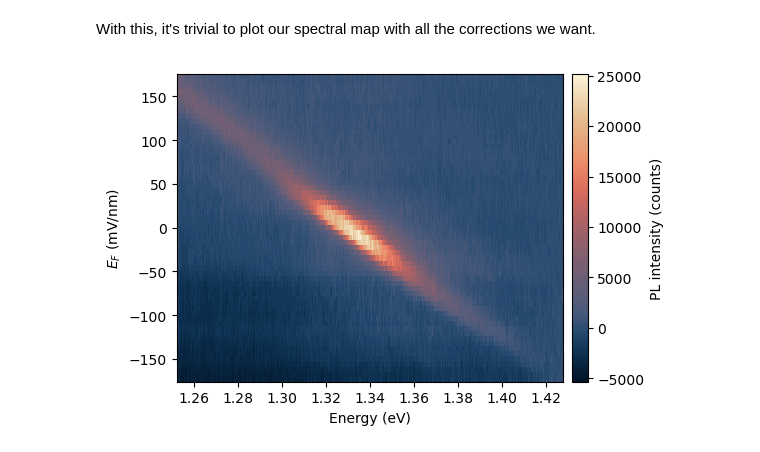
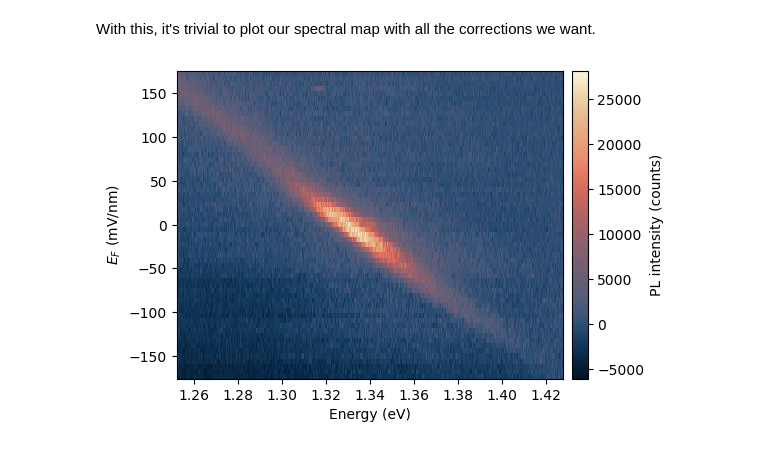
Before and after one commit to brandonlokesy/LANES-TMDC-Optics-Tools, a Jupyter notebook: examples/example_hdf5_roundtrip.ipynb, the cells around one changed output. Drawn from its saved outputs; the diff is of its cells as text; code cells hidden in the pictures.

Commit message:
re-ran all notebooks after median_kernel=1 default is applied to plot_spectral_map

```diff
--- a/examples/example_hdf5_roundtrip.ipynb
+++ b/examples/example_hdf5_roundtrip.ipynb
@@ -59,8 +59,9 @@ scan = tmdc.AttoCubeSpectralSweep(
     # bg_spectrum = None,                          # Optional. Path or SingleSpectrum object or array. Applies a point-wise spectrum subtraction to the scan.
     # reference = None,                            # Optional. Path, SingleSpecturm or array. Reference spectrum used for reflectance contrast calculation
     # contrast = None,                             # Optional. str. Which contrast to use for reflectivity: differential contrast ("contrast") or ratio ("ratio").
-    gates = {"top": "V_A", "bottom": "V_B"}        # Maps the recorded voltage names to the physical electrodes of the device.
+    gates = {"top": "V_A", "bottom": "V_B"},        # Maps the recorded voltage names to the physical electrodes of the device.
     # roi                                          # Selects which spectrometer ROI to use. Defaults to 1. 1 or 2 possible.
+    cosmic_rays= {}
     )
 print(scan)
 # %% [output]
@@ -287,7 +298,8 @@ When we export the `.h5` file and load it back, corrections are not applied by d
 scan_h5 = tmdc.AttoCubeSpectralSweep(
     path = h5_path,
     bg_region_eV = (1.42,1.44),                    # Applies background subtraction in eV with provided range as the window. Must be used if apply_jacobian = True
-    apply_jacobian = True
+    apply_jacobian = True,
+    cosmic_rays= {}
 )
 
 print(scan_h5)
@@ -335,9 +348,9 @@ With this, it's trivial to plot our spectral map with all the corrections we wan
 # %%
 fig, ax, mesh = tmdc.plotting.plot_spectral_map(
     scan = scan_h5,         # The scan object
     x_axis = "energy",   # Optional. The x-axis to plot. Can be "energy" or "wavelength". Defaults to "energy".
     rescale_img = False, # Optional. If True, rescales intensity to [0, 1] before plotting. Defaults to False.
-    cmap = "cmc.lipari",
+    cmap = "cmc.lipari"
 )
 # %% [output]
-[figure, old version]
+[figure, new version]
```
Also changed, not shown: parts of 7 cells of this notebook, 4 other files.
